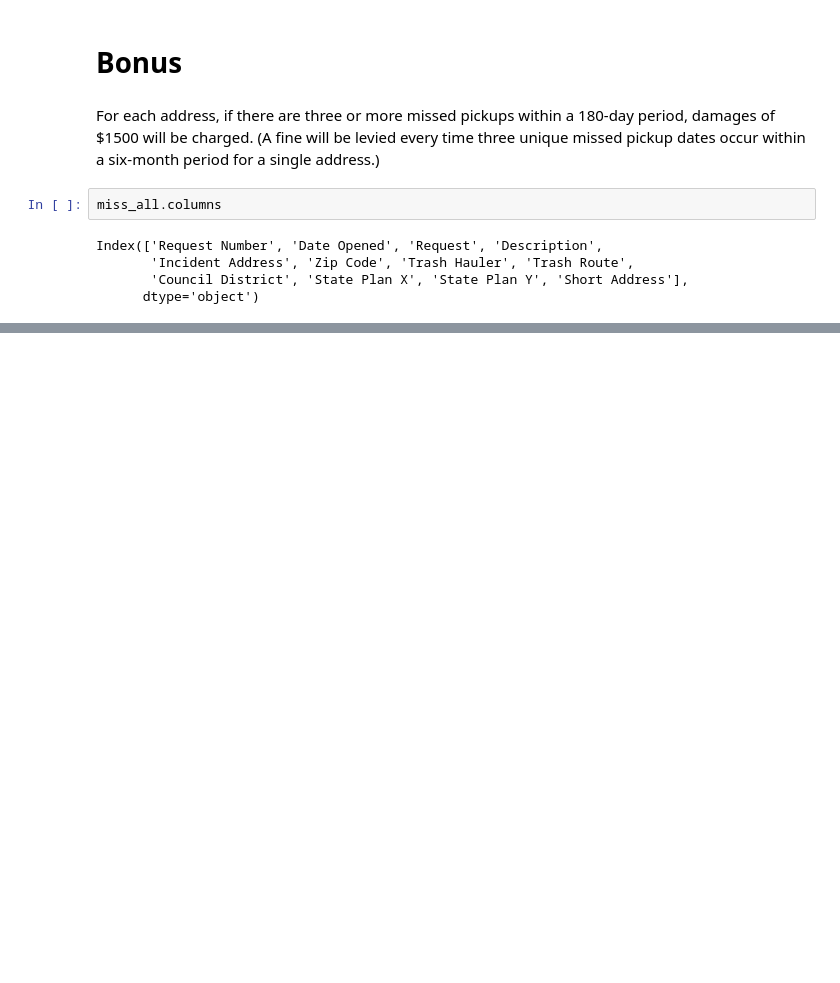
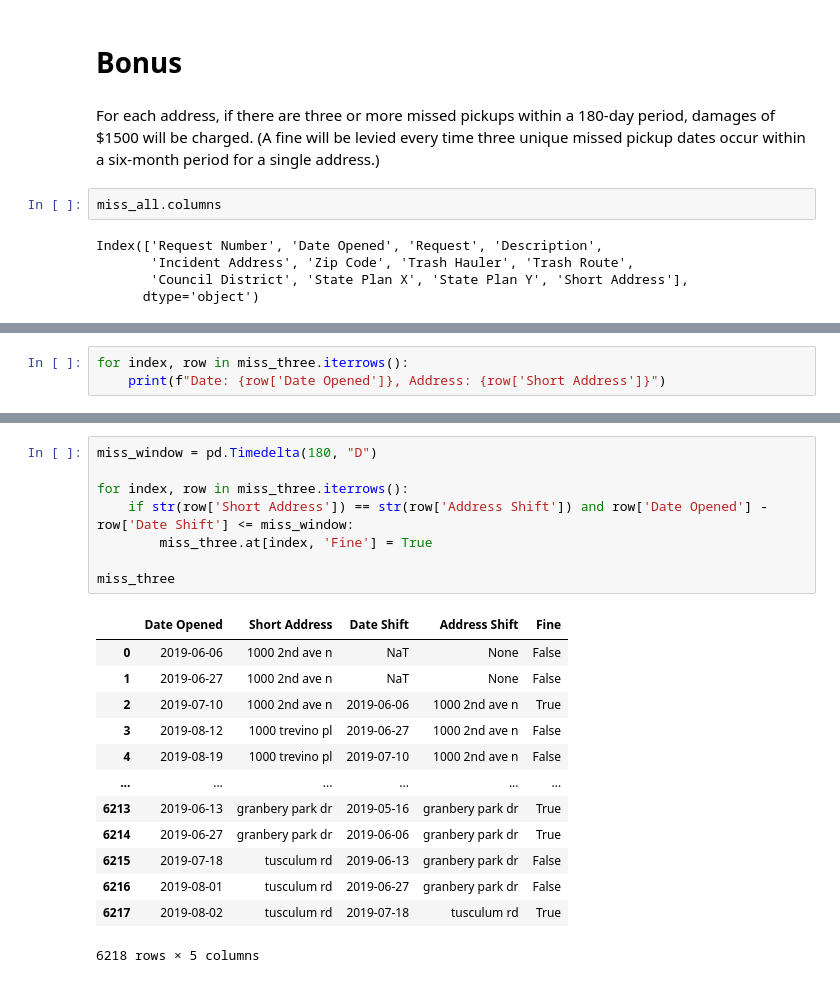
Before and after one commit to NewForce-Data-Cohort-12/trash-haulers-goody-grouch, a Jupyter notebook: trash_pickup.ipynb, the cells around one changed output, grey strips where cells are left out. Drawn from its saved outputs; the diff is of its cells as text; blank space fills up the shorter version.

```diff
--- a/trash_pickup.ipynb
+++ b/trash_pickup.ipynb
@@ -237,0 +296,3 @@ Index(['Request Number', 'Date Opened', 'Request', 'Description',
+# %%
+for index, row in miss_three.iterrows():
+    print(f"Date: {row['Date Opened']}, Address: {row['Short Address']}")
@@ -237,0 +337,22 @@ Index(['Request Number', 'Date Opened', 'Request', 'Description',
+# %%
+miss_window = pd.Timedelta(180, "D")
+
+for index, row in miss_three.iterrows():
+    if str(row['Short Address']) == str(row['Address Shift']) and row['Date Opened'] - row['Date Shift'] <= miss_window:
+        miss_three.at[index, 'Fine'] = True
+
+miss_three
+# %% [output]
+|  | Date Opened | Short Address | Date Shift | Address Shift | Fine |
+| 0 | 2019-06-06 | 1000 2nd ave n | NaT | None | False |
+| 1 | 2019-06-27 | 1000 2nd ave n | NaT | None | False |
+| 2 | 2019-07-10 | 1000 2nd ave n | 2019-06-06 | 1000 2nd ave n | True |
+| 3 | 2019-08-12 | 1000 trevino pl | 2019-06-27 | 1000 2nd ave n | False |
+| 4 | 2019-08-19 | 1000 trevino pl | 2019-07-10 | 1000 2nd ave n | False |
+| ... | ... | ... | ... | ... | ... |
+| 6213 | 2019-06-13 | granbery park dr | 2019-05-16 | granbery park dr | True |
+| 6214 | 2019-06-27 | granbery park dr | 2019-06-06 | granbery park dr | True |
+| 6215 | 2019-07-18 | tusculum rd | 2019-06-13 | granbery park dr | False |
+| 6216 | 2019-08-01 | tusculum rd | 2019-06-27 | granbery park dr | False |
+| 6217 | 2019-08-02 | tusculum rd | 2019-07-18 | tusculum rd | True |
+6218 rows × 5 columns
```
Also changed, not shown: parts of 10 cells of this notebook, 1 other file.
